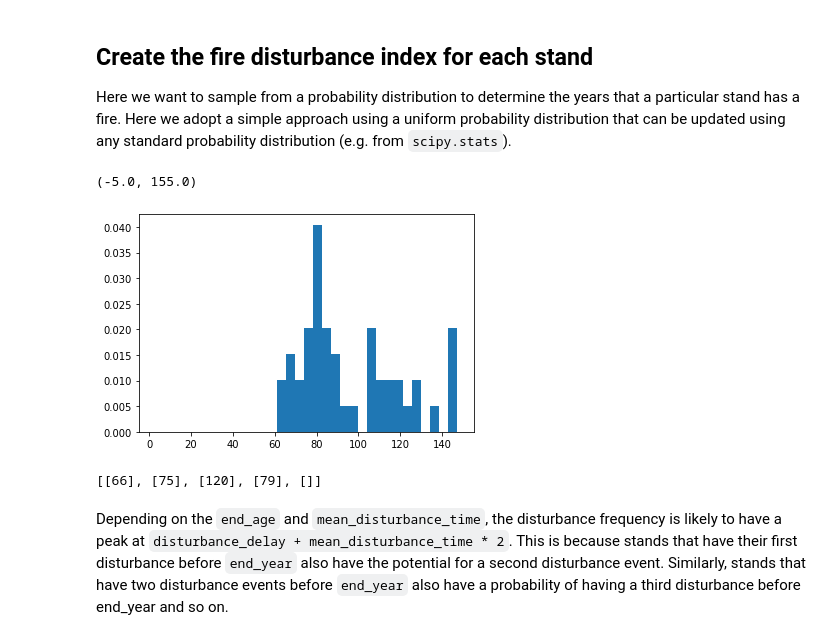
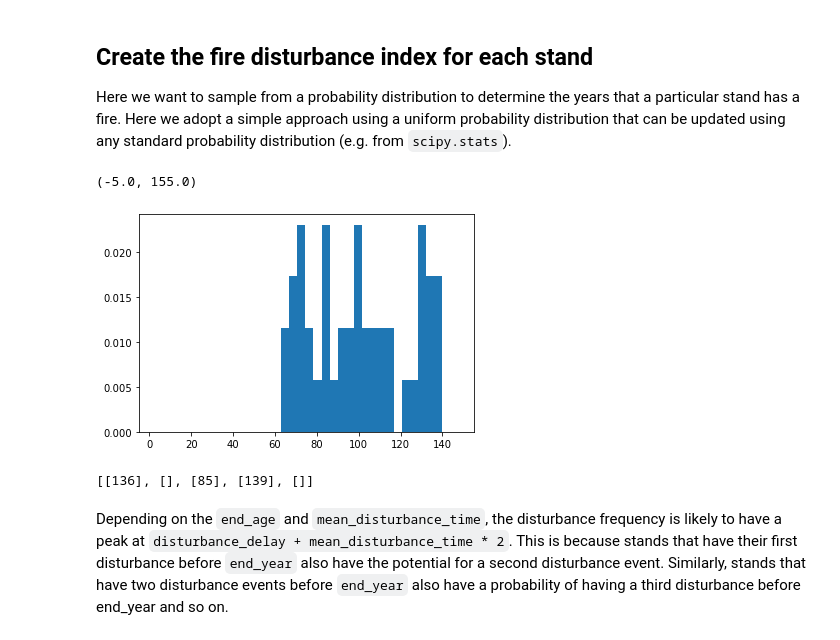
Before and after one commit to BlaneG/cbm3_examples, a Jupyter notebook: 3_softwood-stochastic-disturbance-with-scenarios-example.ipynb, the cells around one changed output. Saved outputs shown, nothing was run; the diff lists cells and outputs as text; code cells hidden in the pictures.

Commit message:
MAINT: refine figures, MAINT: add seed for repeatable results, DOC: edit some of the notebook text

```diff
--- a/3_softwood-stochastic-disturbance-with-scenarios-example.ipynb
+++ b/3_softwood-stochastic-disturbance-with-scenarios-example.ipynb
@@ -79,27 +78,29 @@ probability distribution (e.g. from `scipy.stats`).
 # %%
 disturbances_by_simulation = get_stochastic_disturbance_years(
         simulations=n_stands,
         mean_disturbance_time=mean_disturbance_time,
         end_age=end_age,
         step_size=step_size,
+        # So we can get repeatable random disturbace results
+        random_state=42,
         # We want to look at the effect of disturbances
         # on stands that are ready to be harvested.
         disturbance_delay=cultivation_age + step_size)
 
 def flatten_nested_list(nested_list):
     return list(chain(*nested_list))
 
 all_disturbances = flatten_nested_list(disturbances_by_simulation)
 _, _, _ = plt.hist(all_disturbances, density=True, bins=20)
 plt.xlim(left=-5, right=end_age+5)
 # %% [output]
 (-5.0, 155.0)
-[figure, old version]
+[figure, new version]
 # %%
 # Disturbance years for the first 5 stands.
 disturbances_by_simulation[0:5]
 # %% [output]
-[[66], [75], [120], [79], []]
+[[136], [], [85], [139], []]
 # %% [markdown]
 Depending on the `end_age` and `mean_disturbance_time`, the disturbance frequency is likely to have a peak at `disturbance_delay + mean_disturbance_time * 2`. This is because stands that have their first disturbance before `end_year` also have the potential for a second disturbance event.  Similarly, stands that have two disturbance events before `end_year` also have a probability of having a third disturbance before end_year and so on.
 # %% [markdown]
```
Also changed, not shown: parts of 18 cells of this notebook, 1 other file.
